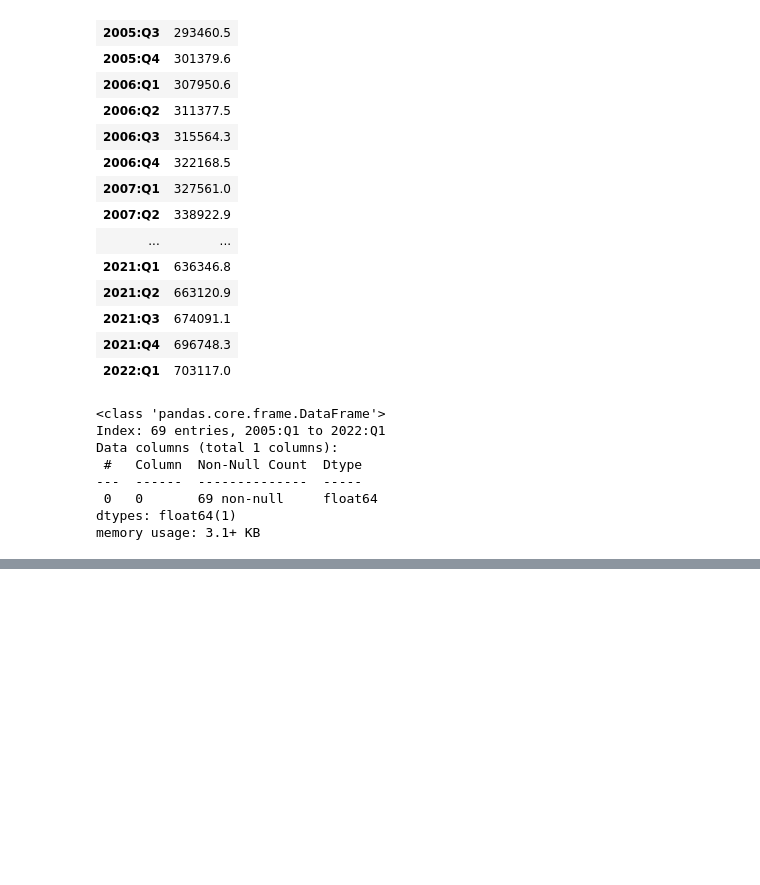
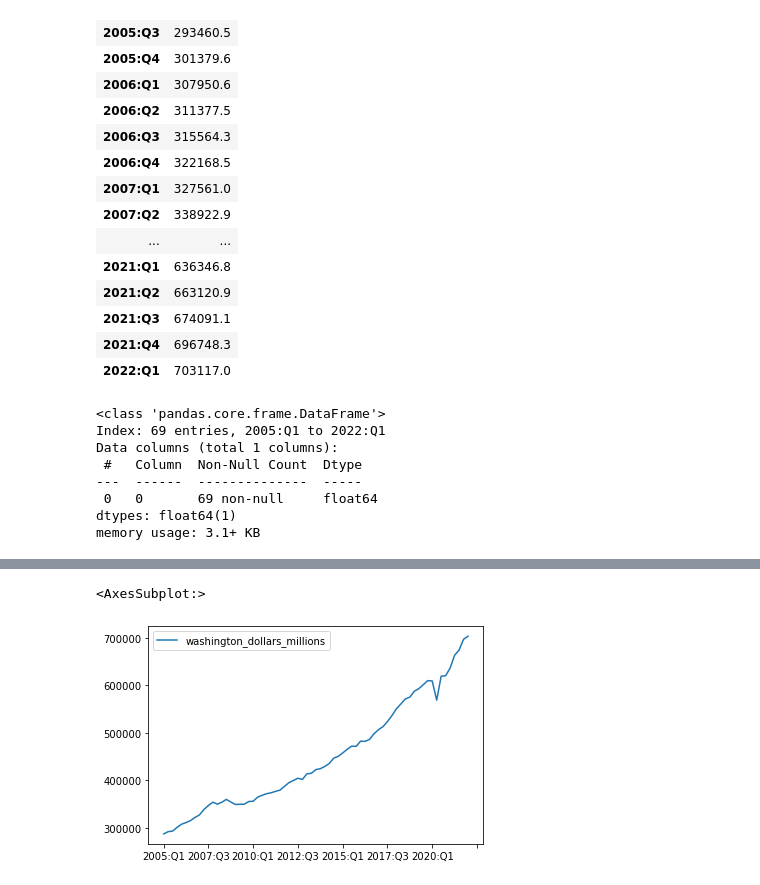
Before and after one commit to jho97/specs_capstone, a Jupyter notebook: visualized_data/gdp_comparison .ipynb, the cells around one changed output, grey strips where cells are left out. Drawn from its saved outputs; the diff is of its cells as text; code cells hidden in the pictures; blank space fills up the shorter version.

```diff
--- a/visualized_data/gdp_comparison .ipynb
+++ b/visualized_data/gdp_comparison .ipynb
@@ -133,3 +133,8 @@ washington_df.describe()
 | 50% | 422764.300000 |
 | 75% | 536324.700000 |
 | max | 703117.000000 |
+# %%
+washington_df.plot.line(y="washington_dollars_millions")
+# %% [output]
+<AxesSubplot:>
+[figure, added]
```
Also changed, not shown: parts of 12 cells of this notebook.
